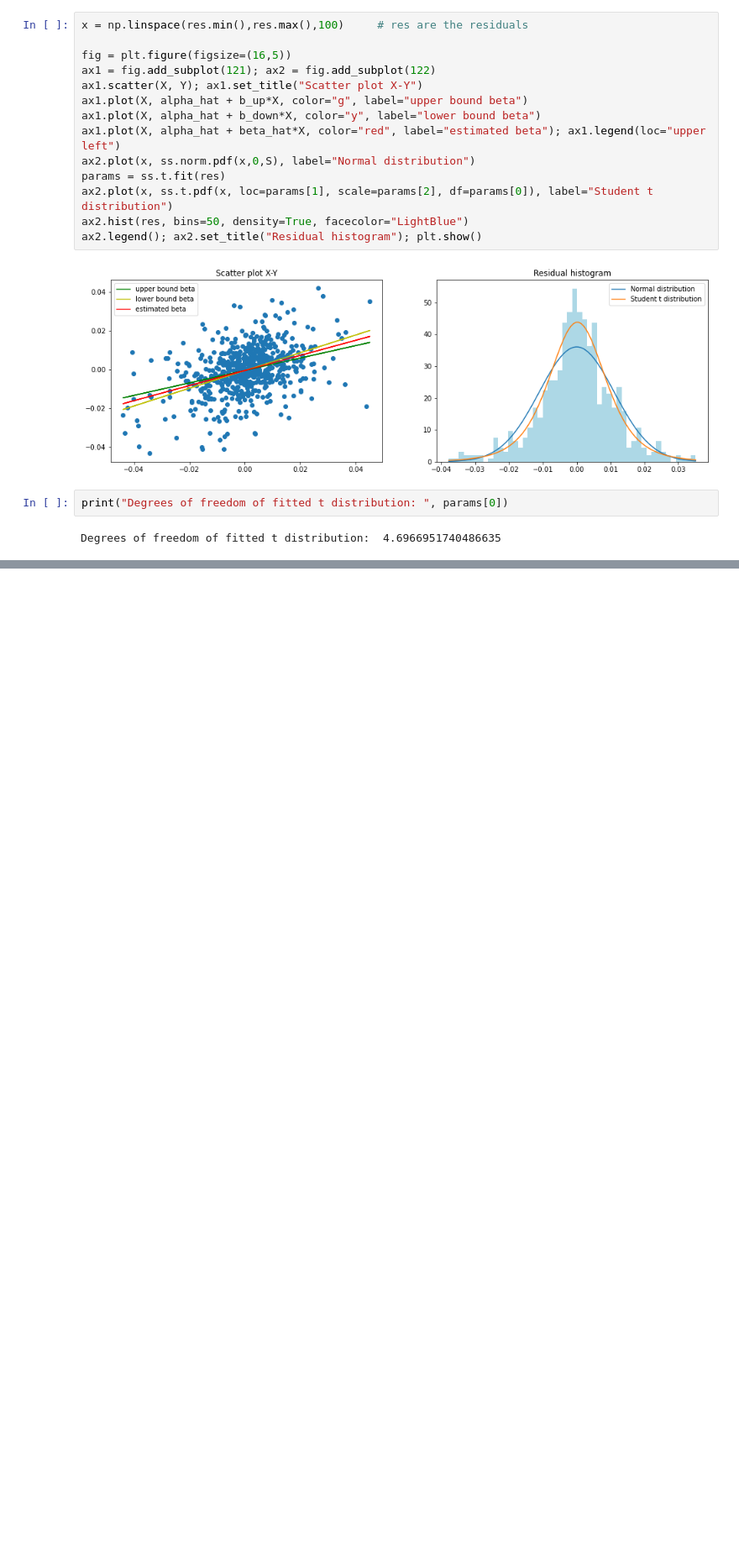
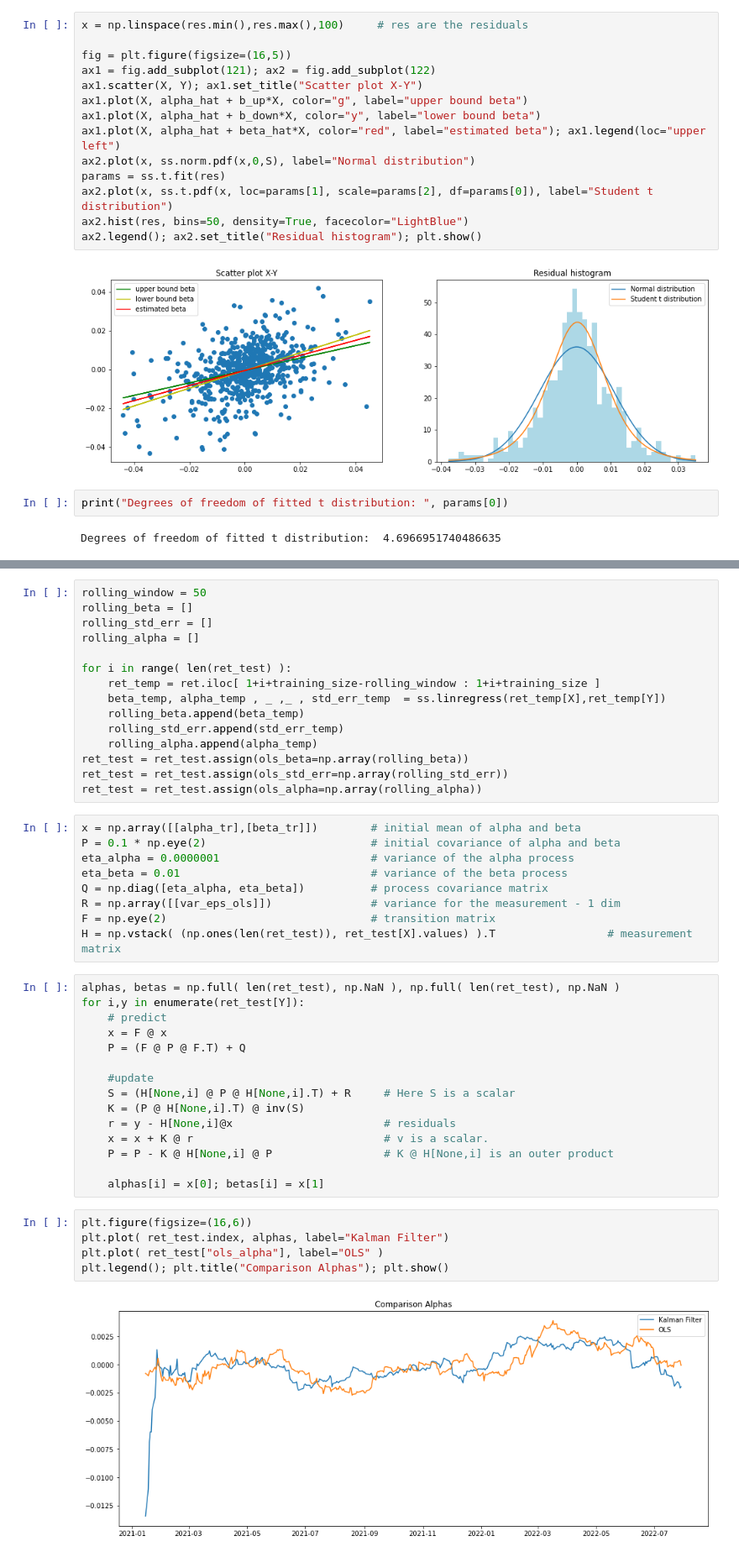
Before and after one commit to fdesnoes/orangestock, a Jupyter notebook: Predict_OrangeStock_withKalman.ipynb, the cells around one changed output, grey strips where cells are left out. Shown: that part at 84% size. Cells and saved outputs as stored; diff of their text form; blank space fills up the shorter version.

Commit message:
complete notebook with Kalman on Orange & CAC40

```diff
--- a/Predict_OrangeStock_withKalman.ipynb
+++ b/Predict_OrangeStock_withKalman.ipynb
@@ -196,0 +215,46 @@ Degrees of freedom of fitted t distribution:  4.6966951740486635
+# %%
+rolling_window = 50
+rolling_beta = []
+rolling_std_err = []
+rolling_alpha = []
+
+for i in range( len(ret_test) ):
+    ret_temp = ret.iloc[ 1+i+training_size-rolling_window : 1+i+training_size ]
+    beta_temp, alpha_temp , _ ,_ , std_err_temp  = ss.linregress(ret_temp[X],ret_temp[Y])
+    rolling_beta.append(beta_temp)
+    rolling_std_err.append(std_err_temp)
+    rolling_alpha.append(alpha_temp)
+ret_test = ret_test.assign(ols_beta=np.array(rolling_beta))
+ret_test = ret_test.assign(ols_std_err=np.array(rolling_std_err))
+ret_test = ret_test.assign(ols_alpha=np.array(rolling_alpha))
+# %%
+x = np.array([[alpha_tr],[beta_tr]])        # initial mean of alpha and beta
+P = 0.1 * np.eye(2)                         # initial covariance of alpha and beta
+eta_alpha = 0.0000001                       # variance of the alpha process
+eta_beta = 0.01                             # variance of the beta process
+Q = np.diag([eta_alpha, eta_beta])          # process covariance matrix
+R = np.array([[var_eps_ols]])               # variance for the measurement - 1 dim
+F = np.eye(2)                               # transition matrix
+H = np.vstack( (np.ones(len(ret_test)), ret_test[X].values) ).T                 # measurement matrix
+# %%
+alphas, betas = np.full( len(ret_test), np.NaN ), np.full( len(ret_test), np.NaN )
+for i,y in enumerate(ret_test[Y]):
+    # predict
+    x = F @ x
+    P = (F @ P @ F.T) + Q
+
+    #update
+    S = (H[None,i] @ P @ H[None,i].T) + R     # Here S is a scalar
+    K = (P @ H[None,i].T) @ inv(S)
+    r = y - H[None,i]@x                       # residuals
+    x = x + K @ r                             # v is a scalar.
+    P = P - K @ H[None,i] @ P                 # K @ H[None,i] is an outer product
+
+    alphas[i] = x[0]; betas[i] = x[1]
+# %%
+plt.figure(figsize=(16,6))
+plt.plot( ret_test.index, alphas, label="Kalman Filter")
+plt.plot( ret_test["ols_alpha"], label="OLS" )
+plt.legend(); plt.title("Comparison Alphas"); plt.show()
+# %% [output]
+[figure, added]
```
Also changed, not shown: parts of 12 cells of this notebook.
